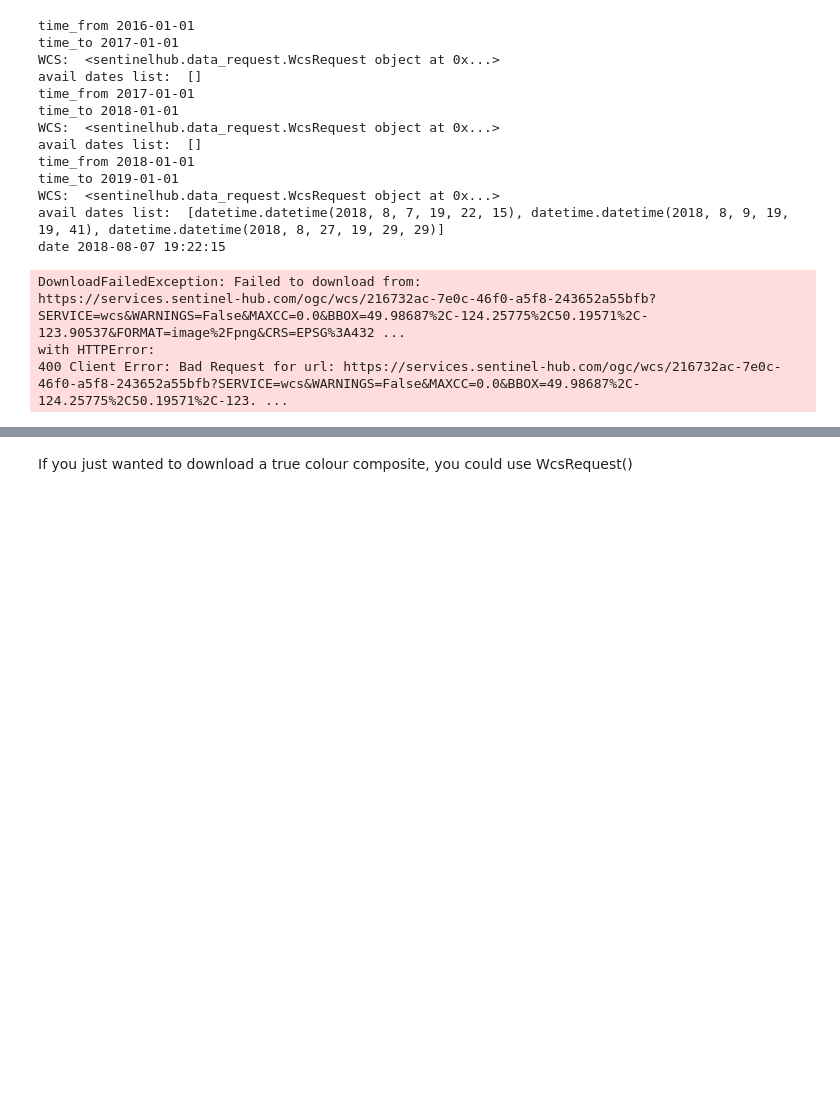
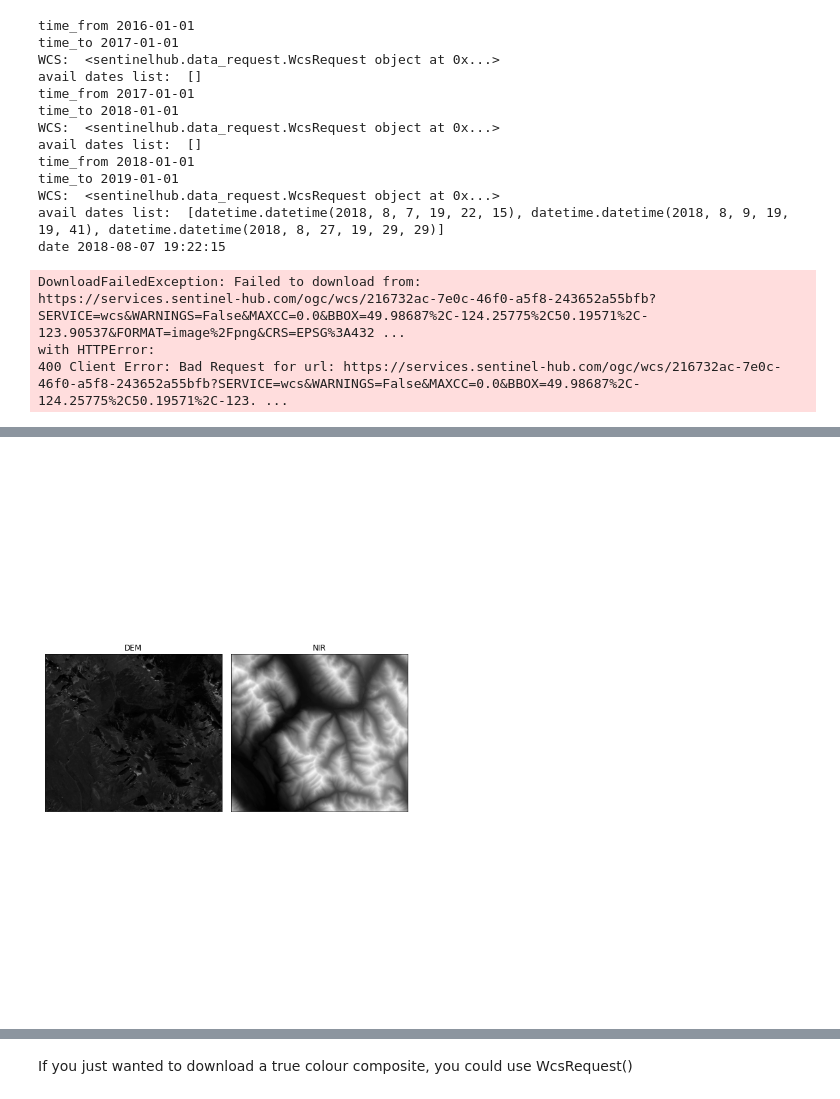
Before and after one commit to emilybirch36/Deep-learning-with-remote-sensing, a Jupyter notebook: EOCV_datasetbuilding.ipynb, the cells around one changed output, grey strips where cells are left out. Cells and saved outputs as stored; diff of their text form; code cells hidden in the pictures; blank space fills up the shorter version.

Commit message:
add: func to stack bands and save as one tif

```diff
--- a/EOCV_datasetbuilding.ipynb
+++ b/EOCV_datasetbuilding.ipynb
@@ -633,0 +595,79 @@ with rasterio.open(out_img, 'w', **out_meta) as dest:
+# %%
+# stack DEM, NIR and NDSI and save as final .tif
+# EarthPy has a stack() function that allows you to take a set of .tif files that are all in the same
+# spatial extent, CRS and resolution and either export them together a single stacked .tif file or work with them in Python directly as a stacked numpy array.
+
+# use es.stack() function of earthpy library to create a raster stack of multi-band raster. It need three steps:
+
+#Create a raster list using glob() function
+#Create a path and define a name for mutli-band raster
+#Apply es.stack() to creat new stacked raster with all bands save as multi tif
+#Then apply rio.open to read the raster bands
+
+
+# ['Data_06/RASTER/LC08_20150706_subset\\LC08_L1TP_015030_20150716_20170226_01_T1_B2.TIF',
+#multi_bands=glob( "Data_06/RASTER/LC08_20150706_subset/*B[2:3:4:5]*.tif")
+
+
+import glob
+import earthpy.plot as ep
+import earthpy.spatial as es
+import rasterio as rio
+
+
+
+def stack_array(all_bands_list, new_tif_path):  # self, b08, NDSI
+    """
+    stack DEM, raw NDSI and NIR (b08)
+    download multi-band .tif of all three bands
+
+    """
+    all_bands_list = all_bands_list
+    print("ALL BANDS path:", all_bands_list)
+    with rio.open(all_bands_list[0]) as src:
+        meta = src.meta
+        print("META:",meta)
+        # Update meta to reflect the number of layers
+        meta.update(count = len(all_bands_list))
+
+        new_stacked_tif = new_tif_path
+        print("NEW TIF:", new_stacked_tif)
+        band_stack, bands_meta = es.stack(all_bands_list,
+                                        new_stacked_tif)
+
+        with rio.open(new_stacked_tif) as src:
+            sentinel_multi = src.read()
+
+        # plot all bands
+        band_titles = ["DEM", "NIR"]
+        ep.plot_bands(sentinel_multi,
+                  title=band_titles, cbar=False)
+        plt.show()
+
+
+
+
+
+# set dir
+os.chdir('/Users/emilybirch/Documents/UCL_Dissertation/Data_collection/stacked/CanB1_pic1')
+os.getcwd()
+
+all_bands_list = ['Can_box1_pic1_band1.tif', 'Can_box1_pic1_band2.tif']
+
+
+
+# export as same name as snow labelled pis
+new_tif_path = "canb1_pic1_stacked.tif"
+
+# call stack func
+call_stack = stack_array(all_bands_path, new_tif_path)
+
+
+
+
+
+# call stack func. # *Can_box1_pic1_band[1:2]*.tif"
+#all_bands_path = glob.glob('/Users/emilybirch/Documents/UCL_Dissertation/Data_collection/stacked/CanB1_pic1/*.tif')
+
+#all_bands_path = glob.glob(path1)
+# %% [output]
@@ -633,0 +680 @@ with rasterio.open(out_img, 'w', **out_meta) as dest:
+[figure, added]
```
Also changed, not shown: parts of 17 cells of this notebook.
